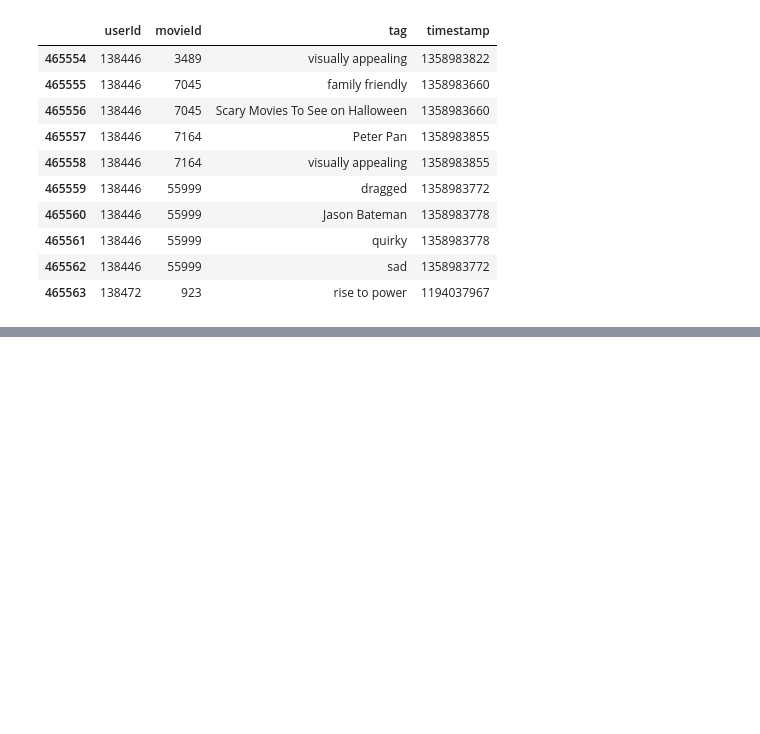
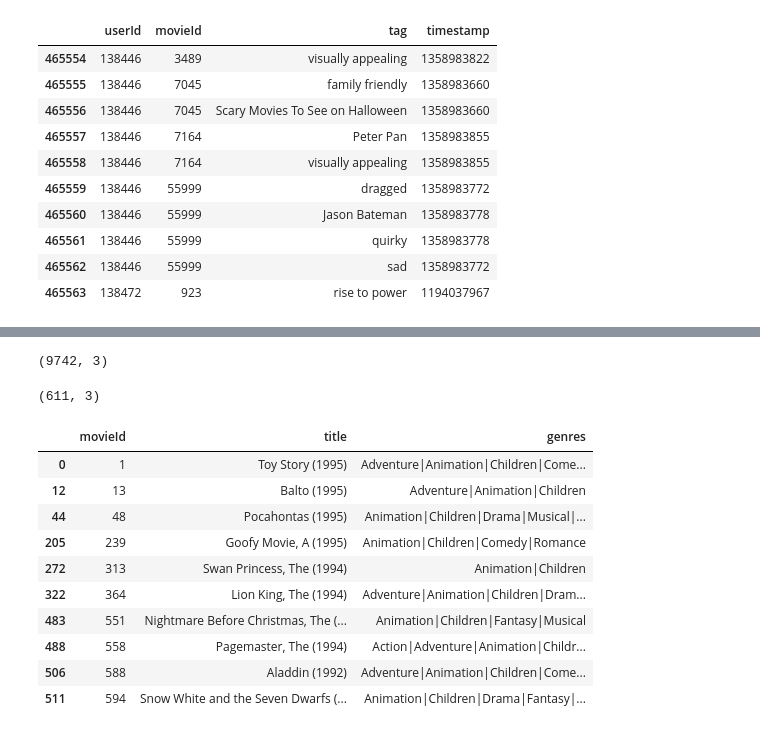
Before and after one commit to Hamilton09/tareas, a Jupyter notebook: estructura_de_pandas.ipynb, the cells around one changed output, grey strips where cells are left out. Saved outputs shown, nothing was run; the diff lists cells and outputs as text; code cells hidden in the pictures; blank space fills up the shorter version.

```diff
--- a/estructura_de_pandas.ipynb
+++ b/estructura_de_pandas.ipynb
@@ -294,0 +560,29 @@ tags.tail(10)
+# %%
+#filtro de muestra de Animación
+#crear varuable
+is_animation=movies['genres'].str.contains('Animation')
+# %%
+#creamos una variable newMovies para contar la columna Animations
+newMovies=movies[is_animation]
+# %%
+movies.shape
+# %% [output]
+(9742, 3)
+# %%
+newMovies.shape
+# %% [output]
+(611, 3)
+# %%
+newMovies.head(10)
+# %% [output]
+|  | movieId | title | genres |
+| 0 | 1 | Toy Story (1995) | Adventure|Animation|Children|Come... |
+| 12 | 13 | Balto (1995) | Adventure|Animation|Children |
+| 44 | 48 | Pocahontas (1995) | Animation|Children|Drama|Musical|... |
+| 205 | 239 | Goofy Movie, A (1995) | Animation|Children|Comedy|Romance |
+| 272 | 313 | Swan Princess, The (1994) | Animation|Children |
+| 322 | 364 | Lion King, The (1994) | Adventure|Animation|Children|Dram... |
+| 483 | 551 | Nightmare Before Christmas, The (... | Animation|Children|Fantasy|Musical |
+| 488 | 558 | Pagemaster, The (1994) | Action|Adventure|Animation|Childr... |
+| 506 | 588 | Aladdin (1992) | Adventure|Animation|Children|Come... |
+| 511 | 594 | Snow White and the Seven Dwarfs (... | Animation|Children|Drama|Fantasy|... |
```
Also changed, not shown: parts of 46 cells of this notebook.
